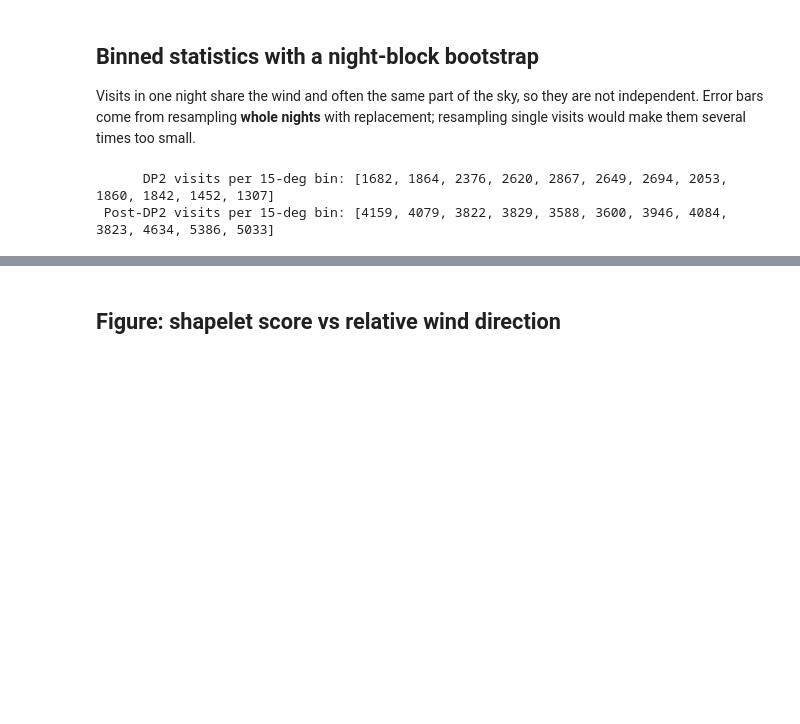
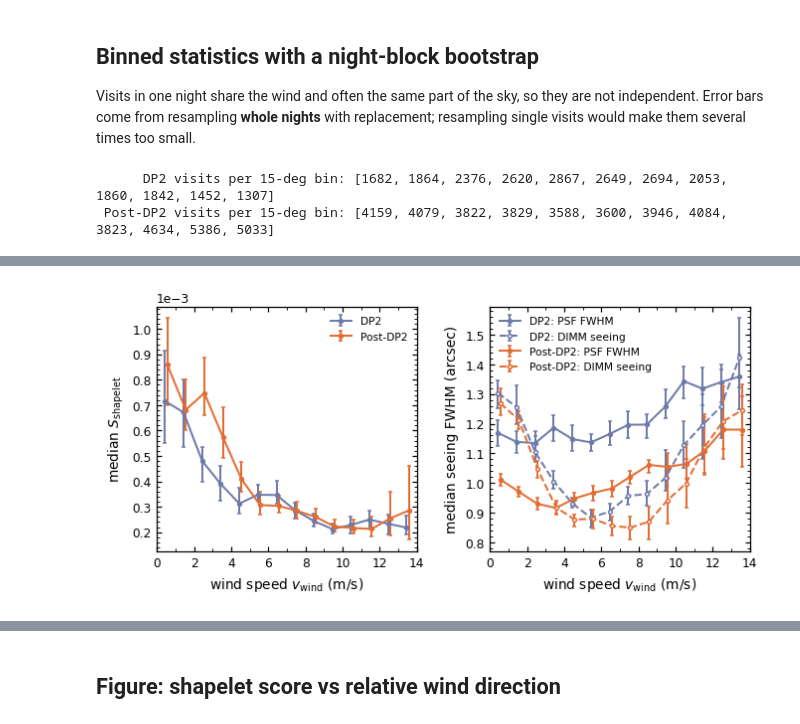
Before and after one commit to ztq1996/shapelet_score_paper, a Jupyter notebook: nb/08_wind_direction.ipynb, the cells around one changed output, grey strips where cells are left out. Drawn from its saved outputs; the diff is of its cells as text; code cells hidden in the pictures; blank space fills up the shorter version.

```diff
--- a/nb/08_wind_direction.ipynb
+++ b/nb/08_wind_direction.ipynb
@@ -112,12 +114,13 @@ assert np.allclose(relative_wind_angle([0, 10, 350, 180, 90, 300],
                                        [0, 350, 10, 0, 270, 30]),
                    [0, 20, 20, 180, 180, 90])
 
-data = {}
+data, full = {}, {}
 for epoch, tag in EPOCHS.items():
     v = visit_table(tag)
     m = v.merge(cond, on='visit_id', how='inner')
     m['dphi'] = relative_wind_angle(m['azimuth'], m['wind_dir'])
     m['night'] = day_obs(m['visit_id'])
+    full[epoch] = m
     sel = m[m['altitude'] < ALT_MAX].reset_index(drop=True)
     data[epoch] = sel
     print(f'{epoch:>9}: {len(v):,} (visit, band) scored  ->  {len(m):,} matched in consDB  ->  '
@@ -139,6 +142,8 @@ MIN_PER_BIN = 30
 INTO, BEHIND = 45.0, 135.0     # 'into the wind' dphi < 45 deg, 'wind from behind' dphi > 135 deg
 
 def binned_stat(x, y, stat=np.median, edges=EDGES):
+    ok = np.isfinite(y) & (x >= edges[0]) & (x <= edges[-1])
+    x, y = x[ok], y[ok]
     k = np.digitize(x, edges[1:-1])
     out = np.full(len(edges) - 1, np.nan)
     for i in range(len(out)):
@@ -151,7 +156,8 @@ def binned_stat(x, y, stat=np.median, edges=EDGES):
 def night_bootstrap(df, fn, n_boot=N_BOOT, seed=42):
     # fn(sub_df_arrays) -> 1-d array. Returns estimate and 16/84th percentiles over night resamples.
     df = df.reset_index(drop=True)
-    arrs = {c: df[c].to_numpy() for c in ('dphi', 'score', 'fwhm', 'band')}
+    arrs = {c: df[c].to_numpy() for c in ('dphi', 'score', 'fwhm', 'band',
+                                           'wind_speed', 'dimm_seeing') if c in df}
     est = fn(arrs)
     nights = list(df.groupby('night').indices.values())
     rng = np.random.default_rng(seed)
@@ -185,0 +200,39 @@ for epoch, df in data.items():
+# %%
+WS_EDGES = np.arange(0, 15, 1.0)          # m/s; >14 m/s is too sparse to bin
+WS_MID = 0.5 * (WS_EDGES[:-1] + WS_EDGES[1:])
+
+def binned_ws(ycol, stat=np.median):
+    return lambda a: binned_stat(a['wind_speed'], a[ycol], stat=stat, edges=WS_EDGES)
+
+ws = {}
+for epoch, df in full.items():
+    ws[epoch] = {col: night_bootstrap(df, binned_ws(col))
+                 for col in ('score', 'fwhm', 'dimm_seeing')}
+
+fig, axes = plt.subplots(1, 2, figsize=(7.0, 2.9), gridspec_kw=dict(wspace=0.28))
+for k, epoch in enumerate(EPOCHS):
+    c, off = EPOCH_COLORS[epoch], (k - 0.5) * 0.12
+    for ax, col, ls, lab in [(axes[0], 'score', '-', f'{epoch}'),
+                             (axes[1], 'fwhm', '-', f'{epoch}: PSF FWHM'),
+                             (axes[1], 'dimm_seeing', '--', f'{epoch}: DIMM seeing')]:
+        est, lo, hi = ws[epoch][col]
+        ax.errorbar(WS_MID + off, est, yerr=[est - lo, hi - est], fmt='o', ls=ls,
+                    color=c, ms=2.5, lw=1.3, capsize=1.5, label=lab,
+                    mfc=c if ls == '-' else 'white')
+axes[0].set_ylabel(r'median $S_{\rm shapelet}$')
+axes[0].ticklabel_format(axis='y', style='sci', scilimits=(0, 0))
+axes[0].yaxis.set_major_locator(MultipleLocator(1e-4))
+axes[0].yaxis.set_minor_locator(MultipleLocator(2e-5))
+axes[1].set_ylabel('median seeing FWHM (arcsec)')
+axes[1].yaxis.set_major_locator(MultipleLocator(0.1))
+axes[1].yaxis.set_minor_locator(MultipleLocator(0.02))
+for ax in axes:
+    ax.set_xlabel(r'wind speed $v_{\rm wind}$ (m/s)')
+    ax.set_xlim(0, 14)
+    ax.xaxis.set_major_locator(MultipleLocator(2))
+    ax.xaxis.set_minor_locator(MultipleLocator(1))
+    ax.legend(loc='best', frameon=False, fontsize=7)
+fig.savefig(FIG / 'iq_vs_wind_speed.pdf')
+plt.show()
+# %% [output]
+[figure, added]
```
Also changed, not shown: parts of 5 cells of this notebook, 4 other files.
